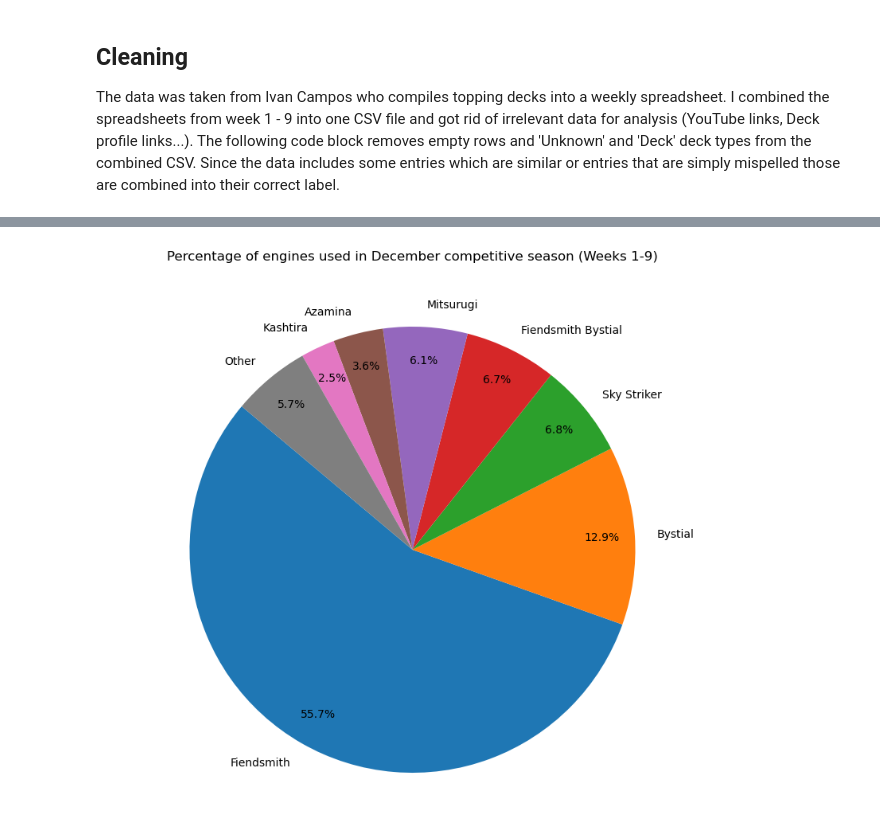
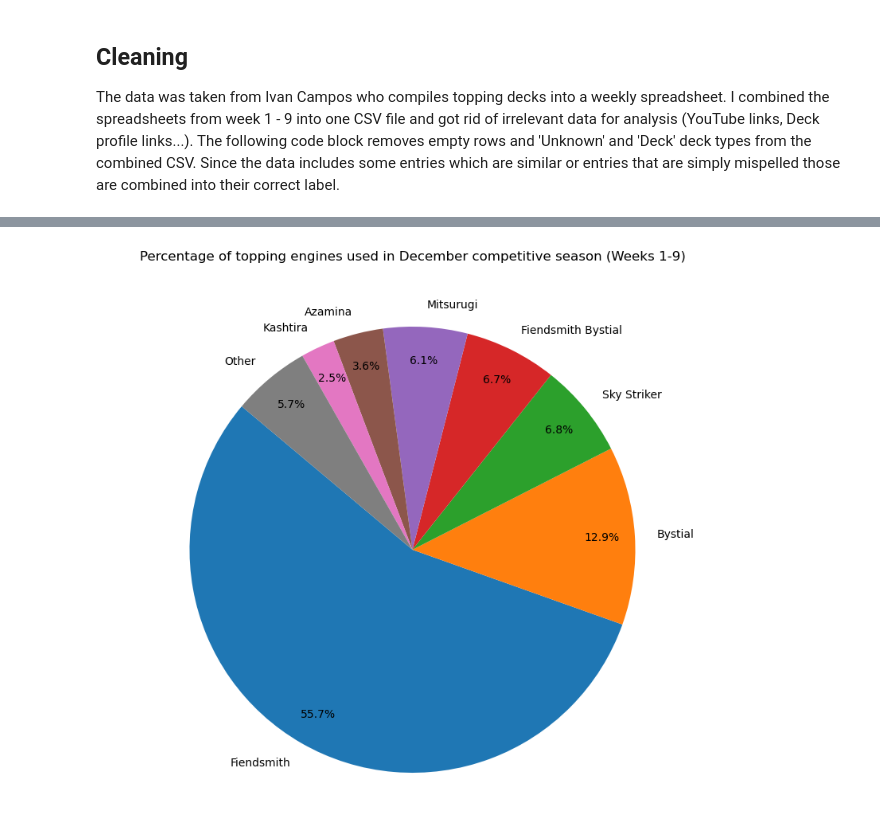
Before and after one commit to viktortrilar/data-analysis-projects, a Jupyter notebook: Yu-Gi-Oh_December_Format_Tournament_Performance.ipynb, the cells around one changed output, grey strips where cells are left out. Saved outputs shown, nothing was run; the diff lists cells and outputs as text; code cells hidden in the pictures.

```diff
--- a/Yu-Gi-Oh_December_Format_Tournament_Performance.ipynb
+++ b/Yu-Gi-Oh_December_Format_Tournament_Performance.ipynb
@@ -93,18 +110,18 @@ plt.show()
 # %%
 # Filter engine types with less than 15 occurrences and group them into "Other"
 other_engine = engine_count.copy()
 other_engine[other_engine < 15] = 0
 other_engine['Other'] = (deck_count < 15).sum()
 other_engine = other_engine[other_engine > 0]
 
 # Remove 'No engine' from pie chart
 other_engine = other_engine[other_engine.index != 'No Engine']
 
 plt.figure(figsize=(10, 8))
 plt.pie(other_engine, labels=other_engine.index, autopct='%1.1f%%', startangle=140, pctdistance=0.85, labeldistance=1.1)
 plt.axis('equal')
 
-plt.title('Percentage of engines used in December competitive season (Weeks 1-9)', pad=40)
+plt.title('Percentage of topping engines used in December competitive season (Weeks 1-9)', pad=40)
 plt.show()
 # %% [output]
-[figure, old version]
+[figure, new version]
```
Also changed, not shown: parts of 1 cell of this notebook, 1 other file.
